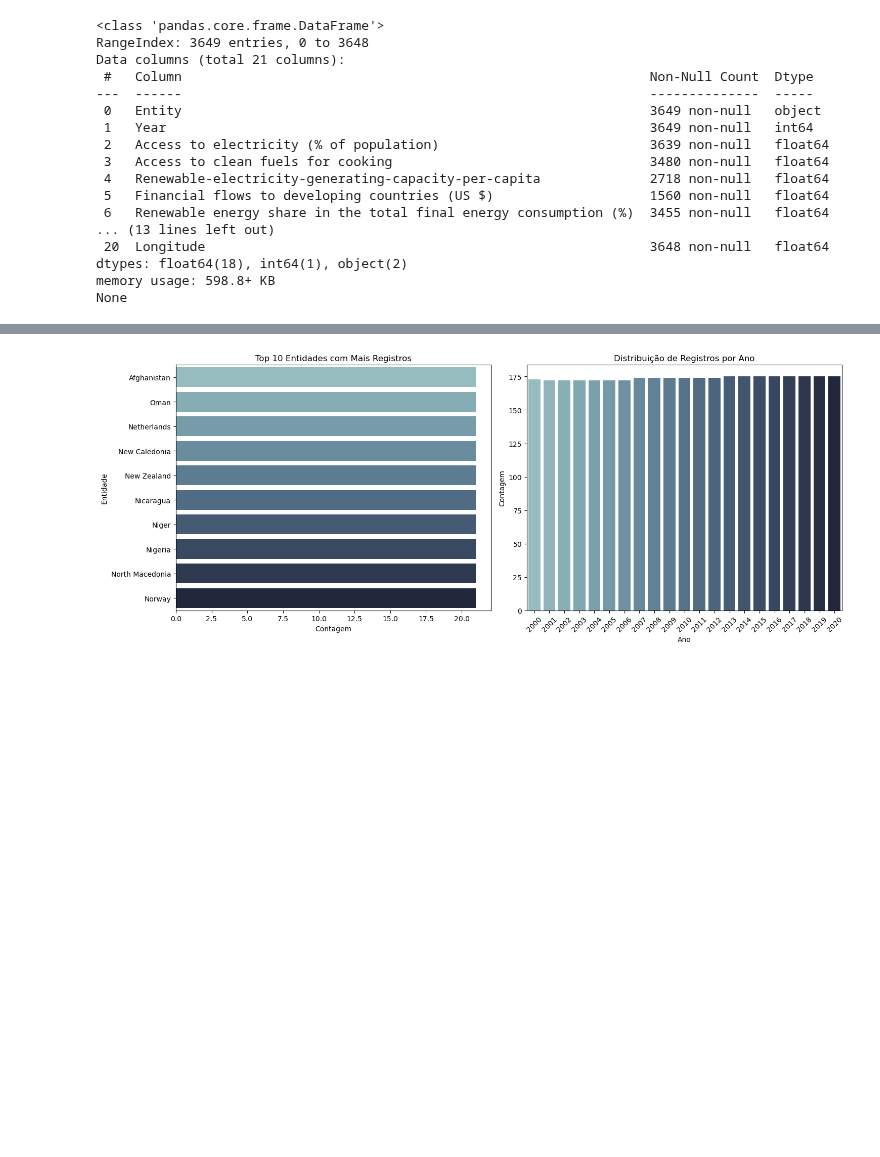
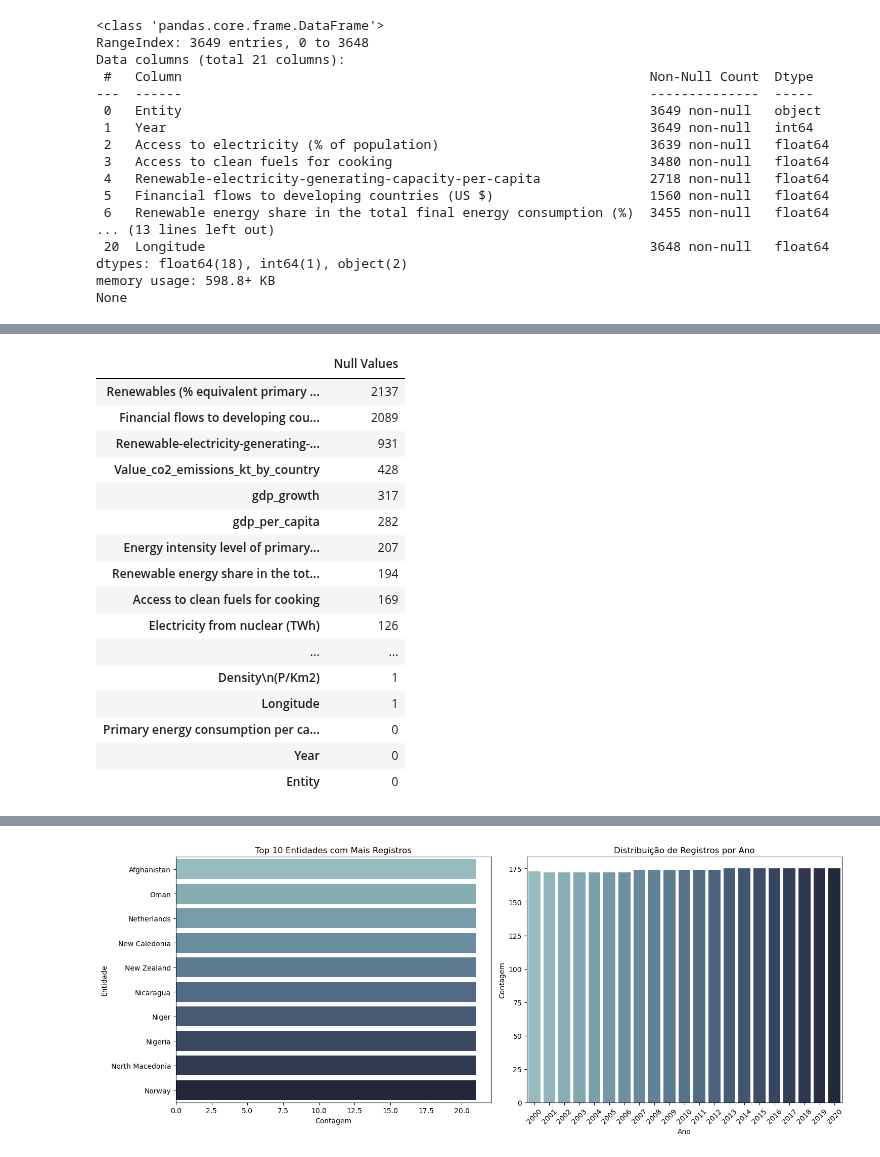
Before and after one commit to Felipefalex/Projeto-Sustainable-Energy, a Jupyter notebook: sustainable_energy.ipynb, the cells around one changed output, grey strips where cells are left out. Cells and saved outputs as stored; diff of their text form; code cells hidden in the pictures; blank space fills up the shorter version.

```diff
--- a/sustainable_energy.ipynb
+++ b/sustainable_energy.ipynb
@@ -65,0 +92,23 @@ None
+# %%
+# Valores vazios
+vazios = pd.DataFrame(data.isnull().sum().sort_values(ascending=False)[:25])
+vazios = vazios.rename(columns = {0 : 'Null Values'})
+vazios
+# %% [output]
+|  | Null Values |
+| Renewables (% equivalent primary ... | 2137 |
+| Financial flows to developing cou... | 2089 |
+| Renewable-electricity-generating-... | 931 |
+| Value_co2_emissions_kt_by_country | 428 |
+| gdp_growth | 317 |
+| gdp_per_capita | 282 |
+| Energy intensity level of primary... | 207 |
+| Renewable energy share in the tot... | 194 |
+| Access to clean fuels for cooking | 169 |
+| Electricity from nuclear (TWh) | 126 |
+| ... | ... |
+| Density\n(P/Km2) | 1 |
+| Longitude | 1 |
+| Primary energy consumption per ca... | 0 |
+| Year | 0 |
+| Entity | 0 |
```
Also changed, not shown: parts of 6 cells of this notebook.
